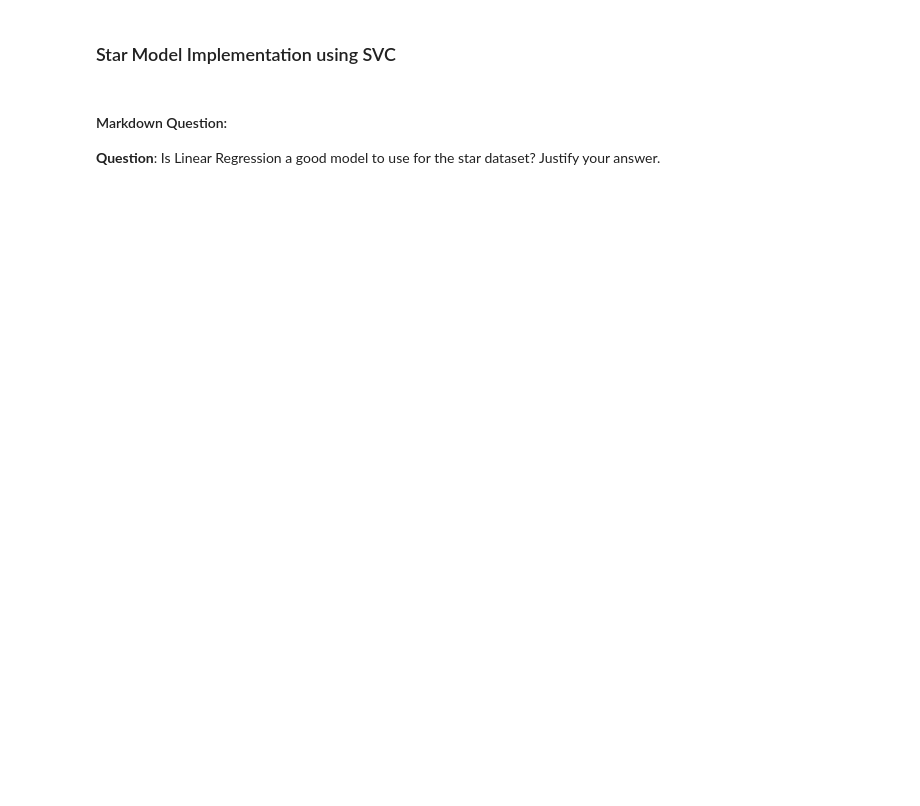
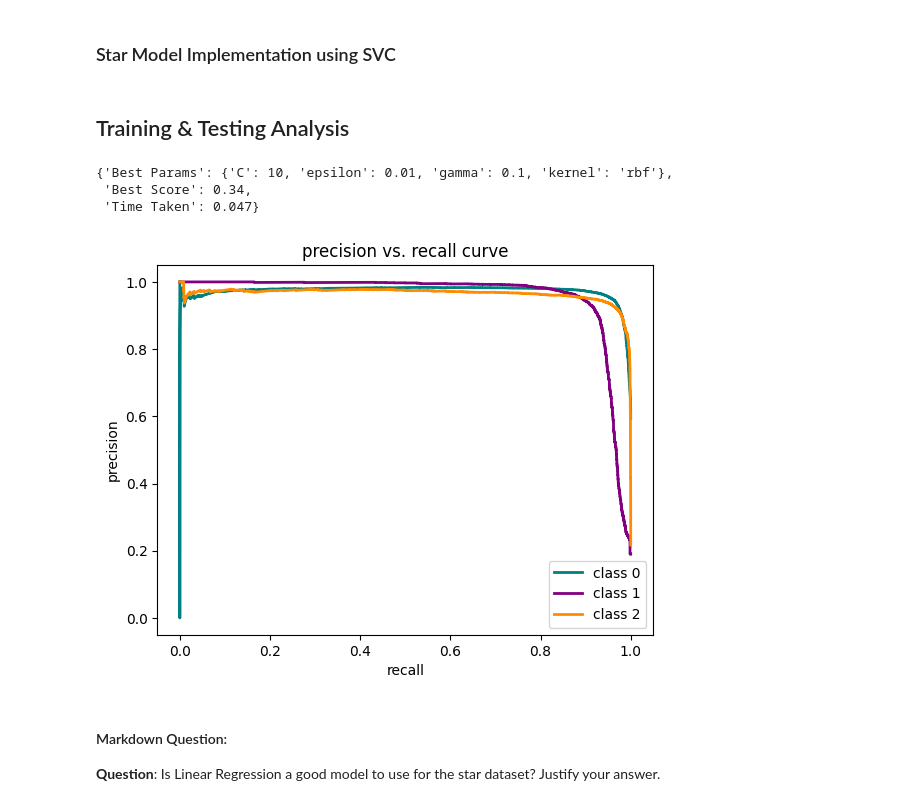
Before and after one commit to TNicko/DataMiningML, a Jupyter notebook: task3_2.ipynb, the cells around one changed output. Saved outputs shown, nothing was run; the diff lists cells and outputs as text; code cells hidden in the pictures; blank space fills up the shorter version.

```diff
--- a/task3_2.ipynb
+++ b/task3_2.ipynb
@@ -6,5 +6,18 @@ Python program to build and test a model for gwp and star dataset, using the dat
 import numpy as np
 from sklearn.svm import SVR, SVC
 from sklearn.model_selection import train_test_split
-from sklearn.preprocessing import MinMaxScaler
+
+%load_ext autoreload
+%autoreload 2
+
+import bamboo.gwp_pipeline as gwp
+import bamboo.star_pipeline as star
+from bamboo.processing import read_csv, split_features_and_target, get_feature_and_target_names
+from bamboo.selection import normalize_data
+from bamboo.model import Model
+from bamboo.analysis import plot_precision_recall_curve
+
 SEED = 42
+
+GWP_CSV = 'datasets/gwp_assessment.csv'
+STAR_CSV = 'datasets/star_assessment.csv'
@@ -54,0 +72,16 @@ for kernel in kernels:
+# %%
+# Load data from csv
+star_data = read_csv(STAR_CSV)
+
+# Process data
+star_dataset = star.star_pipeline(star_data)
+
+# Split feature and target sets
+X, y = split_features_and_target(star_dataset)
+X_names, y_name = get_feature_and_target_names(star_dataset)
+
+# Split the data into training and test sets
+X_star_train, X_star_test, y_star_train, y_star_test = train_test_split(X, y, test_size=0.2, random_state=SEED)
+
+# Normalise the data
+X_star_train, X_star_test = normalize_data(X_star_train, X_star_test)
@@ -55,3 +105,23 @@ for kernel in kernels:
+# %% [markdown]
+## Training & Testing Analysis
+# %%
+gwp_model = Model()
+gwp_model.load_model('models/gwp/svr.pkl')
+gwp_model.load_results('results/gwp/svr.pkl')
+
+star_model = Model()
+star_model.load_model('models/star/svc.pkl')
+star_model.load_results('results/star/svc.pkl')
+# %% [output]
+{'Best Params': {'C': 10, 'epsilon': 0.01, 'gamma': 0.1, 'kernel': 'rbf'},
+ 'Best Score': 0.34,
+ 'Time Taken': 0.047}
+# %%
+# Get the unique classes
+classes = np.unique(y_star_test)
+plot_precision_recall_curve(star_model.model, X_star_test, y_star_test, classes)
+# %% [output]
+[figure, added]
 # %% [markdown]
 #### Markdown Question:
 **Question**: Is Linear Regression a good model to use for the star dataset? Justify your answer.
```
Also changed, not shown: parts of 7 cells of this notebook, 12 other files.
